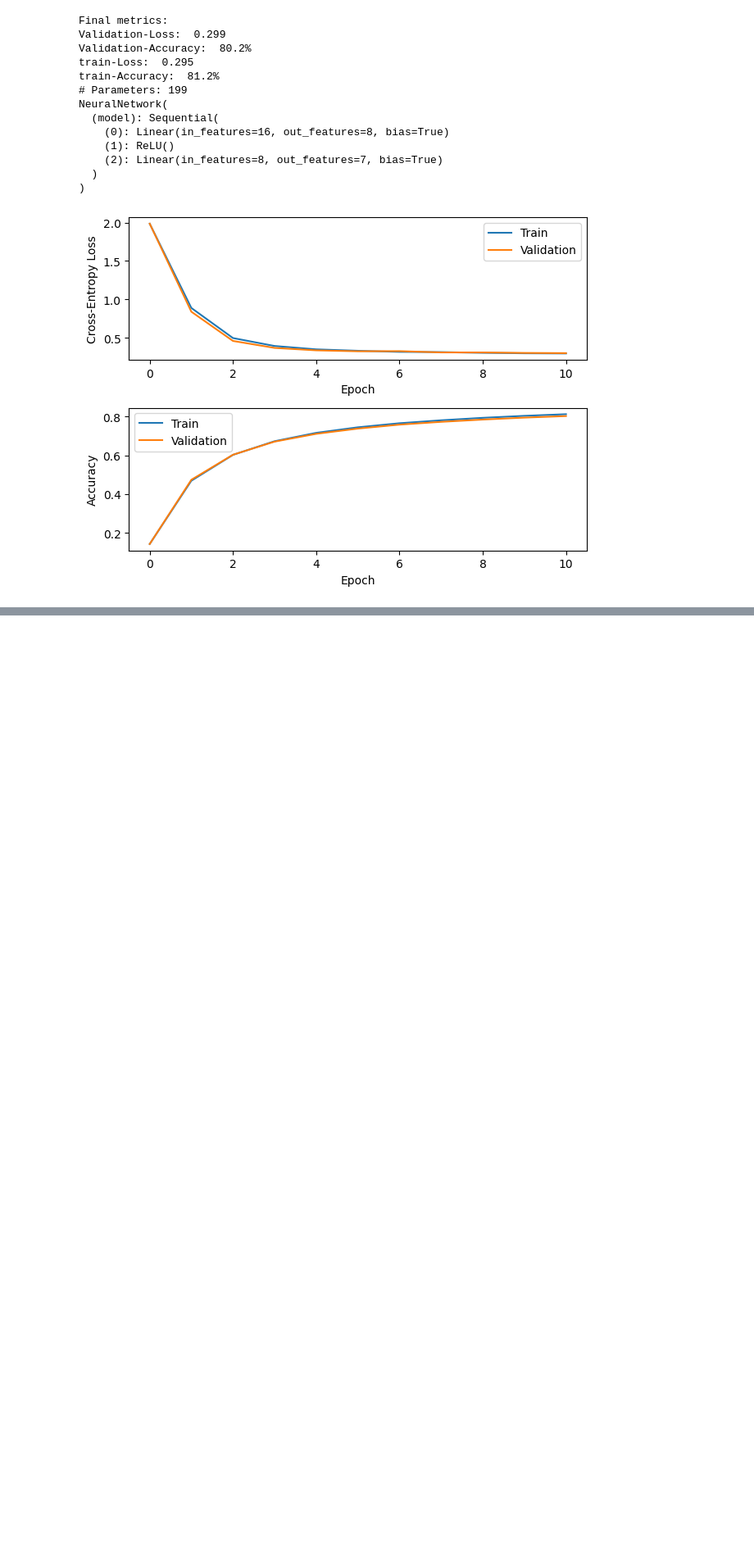
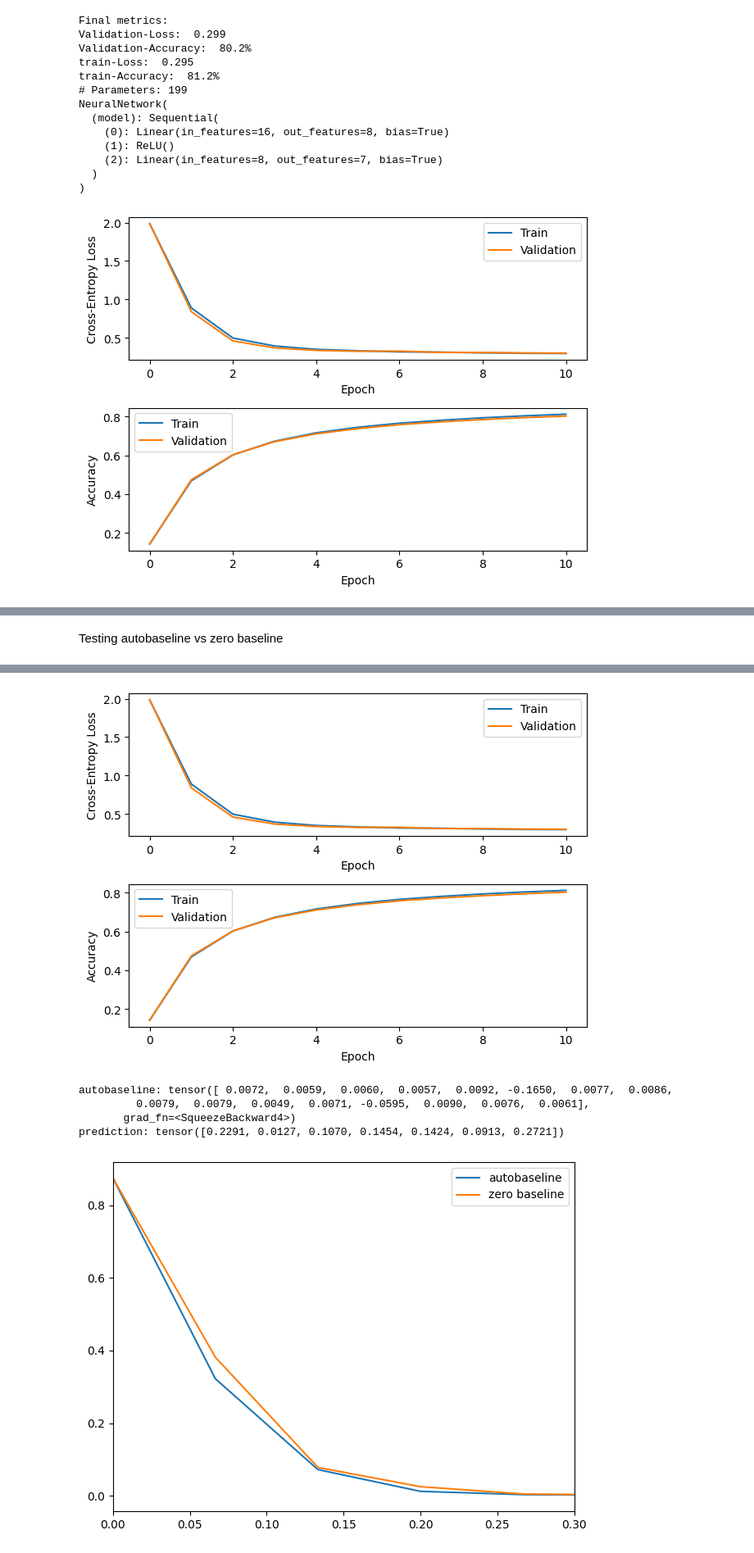
Before and after one commit to surajk222/Project_Group_Attribution_Method, a Jupyter notebook: integrated_gradients_exploration.ipynb, the cells around one changed output, grey strips where cells are left out. Shown at 82% size. Saved outputs shown, nothing was run; the diff lists cells and outputs as text; code cells hidden in the pictures; blank space fills up the shorter version.

```diff
--- a/integrated_gradients_exploration.ipynb
+++ b/integrated_gradients_exploration.ipynb
@@ -152,0 +166,32 @@ tensor(0.0623)
+# %% [markdown]
+Testing autobaseline vs zero baseline
+# %%
+from model.training import train_model_and_visualize, train_autobaseline
+import torch
+
+from evaluation.attribution_methods_evaluator import AttributionMethodsEvaluator
+from data.datasets import DryBean
+from data.util.utils import DatasetMode
+from model.attribution_methods.integrated_gradients import IntegratedGradients
+import matplotlib.pyplot as plt
+import numpy as np
+
+model = train_model_and_visualize([8])
+
+ig = IntegratedGradients(model.get_gradients_with_respect_to_inputs)
+test_dataset = DryBean(DatasetMode.TEST)
+am_eval = AttributionMethodsEvaluator(model=model)
+
+uniform_output_baseline = train_autobaseline(model, baseline_error_weight=0.4, num_epochs=300)
+
+log_odds_mean_autobaseline = am_eval.get_log_odds_of_dataset(test_dataset,ig.attribute, apply_log=False,baseline=torch.zeros(16),attribution_baseline=uniform_output_baseline)[1]
+log_odds_mean_zerobaseline = am_eval.get_log_odds_of_dataset(test_dataset,ig.attribute, apply_log=False,baseline=torch.zeros(16),attribution_baseline=torch.zeros(16))[1]
+
+x = np.linspace(0, 1, 16)
+plt.plot(x,log_odds_mean_autobaseline, label="autobaseline")
+plt.plot(x,log_odds_mean_zerobaseline, label="zero baseline")
+plt.xlim(0,0.3)
+plt.legend()
+plt.tight_layout()
+plt.show()
+# %% [output]
@@ -152,0 +211,6 @@ tensor(0.0623)
+[figure, added]
+autobaseline: tensor([ 0.0072,  0.0059,  0.0060,  0.0057,  0.0092, -0.1650,  0.0077,  0.0086,
+         0.0079,  0.0079,  0.0049,  0.0071, -0.0595,  0.0090,  0.0076,  0.0061],
+       grad_fn=<SqueezeBackward4>)
+prediction: tensor([0.2291, 0.0127, 0.1070, 0.1454, 0.1424, 0.0913, 0.2721])
+[figure, added]
```
Also changed, not shown: parts of 10 cells of this notebook, 6 other files.
